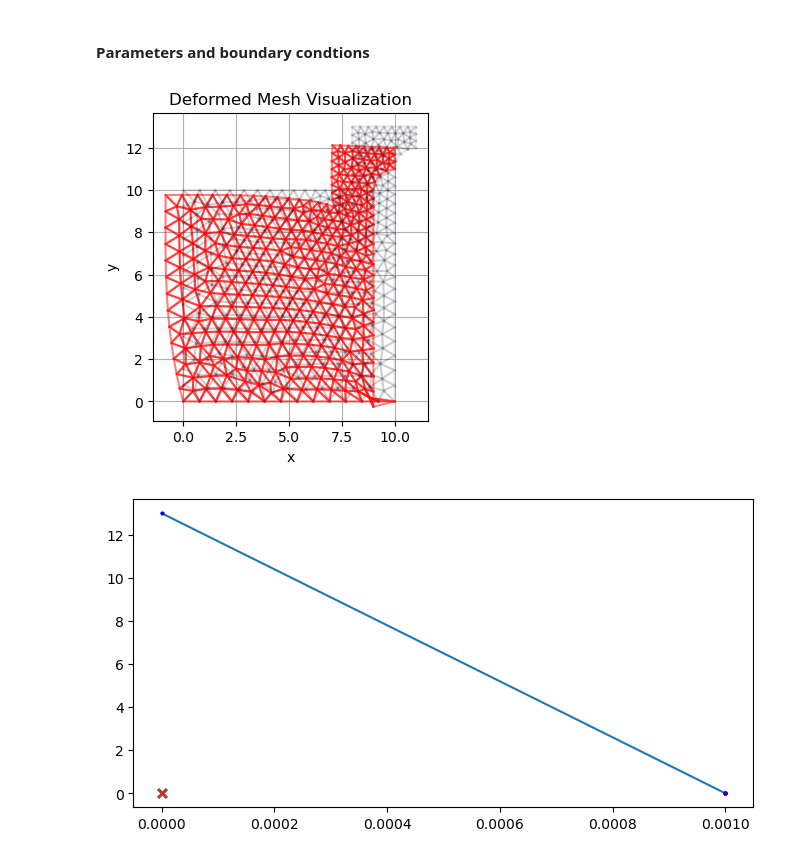
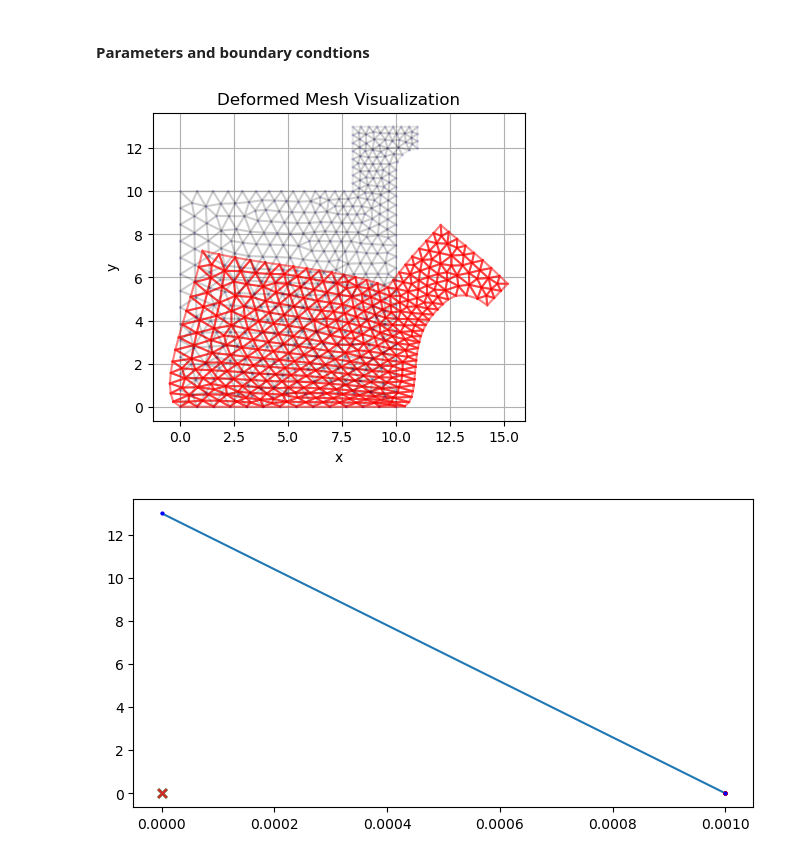
Before and after one commit to maxblw/CIEM4220_CM, a Jupyter notebook: model/1_model_definition.ipynb, the cells around one changed output. Saved outputs shown, nothing was run; the diff lists cells and outputs as text; code cells hidden in the pictures.

```diff
--- a/model/1_model_definition.ipynb
+++ b/model/1_model_definition.ipynb
@@ -92,11 +92,12 @@ mesh = meshio.read("Breakwater.msh")
 # Extract node coordinates and triangle connectivity
 points = mesh.points[:, :2]  # (x, y)
 triangles = mesh.get_cells_type("triangle")
-groups = mesh.get_cell_data("gmsh:physical", "line")
+group_bottom = mesh.get_cell_data("gmsh:physical", "line")
+group_sea = mesh.get_cell_data("gmsh:physical", "line")
 # edges = mesh.get_cells_type("line") # edges on the left boundary
 # edges = mesh.cells_dict.get(2, [])  # edges on the left boundary
-bottom_edges = mesh.get_cells_type("line")[groups == bottom_side_tag]
-sea_edges = mesh.get_cells_type("line")[groups == sea_side_tag]
+bottom_edges = mesh.get_cells_type("line")[group_bottom == bottom_side_tag]
+sea_edges = mesh.get_cells_type("line")[group_sea == sea_side_tag]
 
 # Plot triangles
 fig, ax = plt.subplots(1,2, figsize=(8, 8))
@@ -142,8 +143,8 @@ E = 36e9  # Young's modulus in Pa
 nu = 0.3  # Poisson's ratio
 k_bottom = 5
 density = 2500  # Density in kg/m^3
-# body_force = np.array([0, -9.81 * density])  # Body force (gravity)
-body_force = np.array([0, 0])  # Body force (gravity)
+body_force = np.array([0, -9.81 * density])  # Body force (gravity)
+# body_force = np.array([0, 0])  # Body force (gravity)
 C = func.elasticity_tensor(E, nu)
 Force = 1
 
@@ -162,7 +163,7 @@ sea_dofs = np.array([[2*n, 2*n+1] for n in sea_Bnodes]).flatten()
 # Apply the stiffness, mass
 for dof in bottom_dofs:
     K[dof, :] = 0  # Set the row to zero
-    K[dof, dof] += k_bottom
+    K[dof, dof] += k_bottom # add the bottom stiffness
     M[dof, :] = 0  # Set the row to zero
     M[dof, dof] = 1  # Set the diagonal to 1
     f[dof] = 0  # Set the force vector to
@@ -173,33 +174,34 @@ for dof in sea_dofs:
     K[dof, dof] = 1  # Set the diagonal to 1
     M[dof, :] = 0  # Set the row to zero
     M[dof, dof] = 1  # Set the diagonal to 1
-    f[dof] = -1e-3  # Set the force vector to
+    # f[dof] = -1e-3  # Set the force vector to
+    f[dof] = 0  # Set the force vector to
 # %%
 # Solve the system of equations
 u = np.linalg.solve(K, f)
 
 # Reshape the solution vector into a 2D array for visualization and magnify by 1e3
-u_reshaped = u.reshape(-1, 2) * 1e3
+u_reshaped = u.reshape(-1, 2) * 1e5
 
 
 # Plot the deformed mesh
 plt.figure(figsize=(8, 4))
 for tri in triangles:
     coords = points[tri]
     coords_displaced = coords + u_reshaped[tri]
     coords = np.vstack((coords, coords[0]))  # close the triangle
     coords_displaced = np.vstack((coords_displaced, coords_displaced[0]))  # close the triangle
     plt.plot(coords[:, 0], coords[:, 1], 'k-', alpha=0.1)
     plt.plot(coords_displaced[:,0],coords_displaced[:,1], 'r-', alpha=0.5)
 plt.plot(points[:, 0], points[:, 1], 'bo', markersize=1, alpha =0.1)
 plt.gca().set_aspect('equal')
 plt.xlabel("x")
 plt.ylabel("y")
 plt.title("Deformed Mesh Visualization")
 plt.grid(True)
 plt.show()
 # %% [output]
-[figure, old version]
+[figure, new version]
 # %%
 n = 2
 
```
Also changed, not shown: parts of 6 cells of this notebook.
